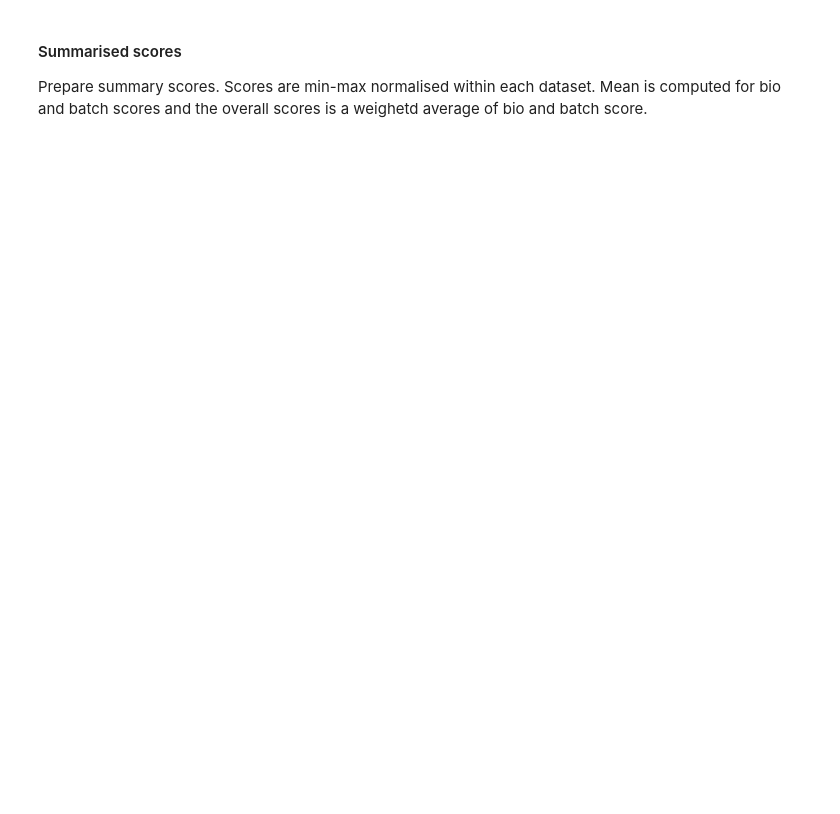
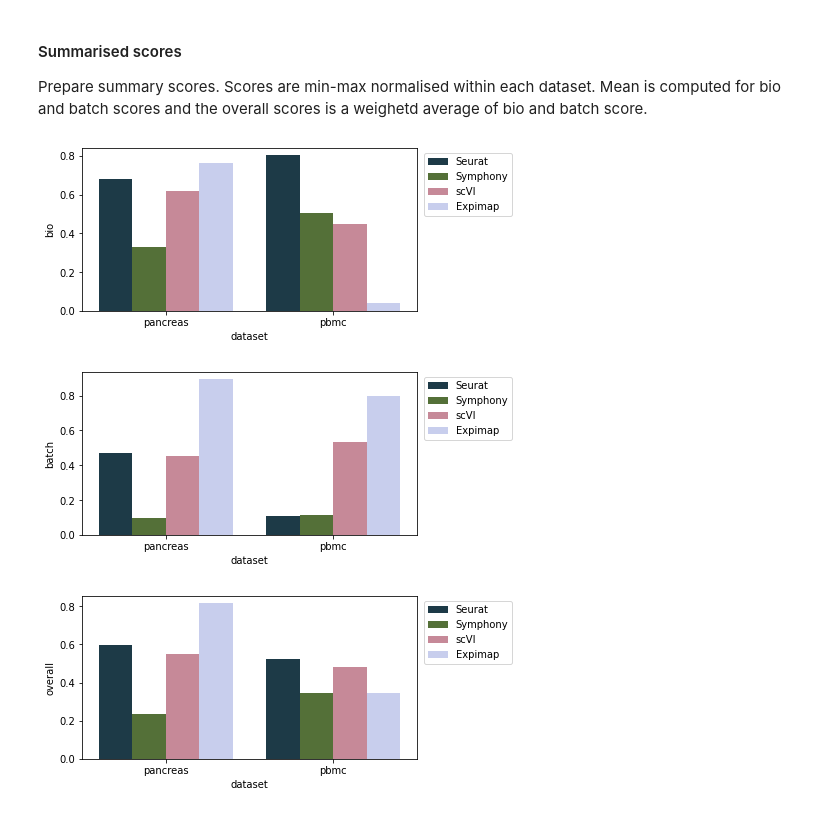
Before and after one commit to theislab/expiMap_reproducibility, a Jupyter notebook: scripts/integration_benchmarks/plot_metrics.ipynb, the cells around one changed output. Cells and saved outputs as stored; diff of their text form; code cells hidden in the pictures; blank space fills up the shorter version.

```diff
--- a/scripts/integration_benchmarks/plot_metrics.ipynb
+++ b/scripts/integration_benchmarks/plot_metrics.ipynb
@@ -124,6 +134,17 @@ Scores are min-max normalised within each dataset. Mean is computed for bio and
 data_norm_group['bio']=data_norm_group[BIO].mean(axis=1)
 data_norm_group['batch']=data_norm_group[BATCH].mean(axis=1)
 data_norm_group['overall']=data_norm_group['bio']*0.6+data_norm_group['batch']*0.4
+# %%
+for summary in ['bio','batch','overall']:
+    fig,ax=plt.subplots(figsize=(6,3))
+    #sb.barplot(x='dataset',y=summary,hue='method',data=data_norm_group,ax=ax)
+    sb.barplot(x='dataset',y=summary,hue='method',
+                       data=data_norm_group,ax=ax,palette='cubehelix')
+    ax.legend(bbox_to_anchor=(1.3, 1))
+# %% [output]
+[figure, added]
+[figure, added]
+[figure, added]
 # %%
 for summary in ['bio','batch','overall']:
     fig,ax=plt.subplots(figsize=(6,3))
```
Also changed, not shown: parts of 10 cells of this notebook.
